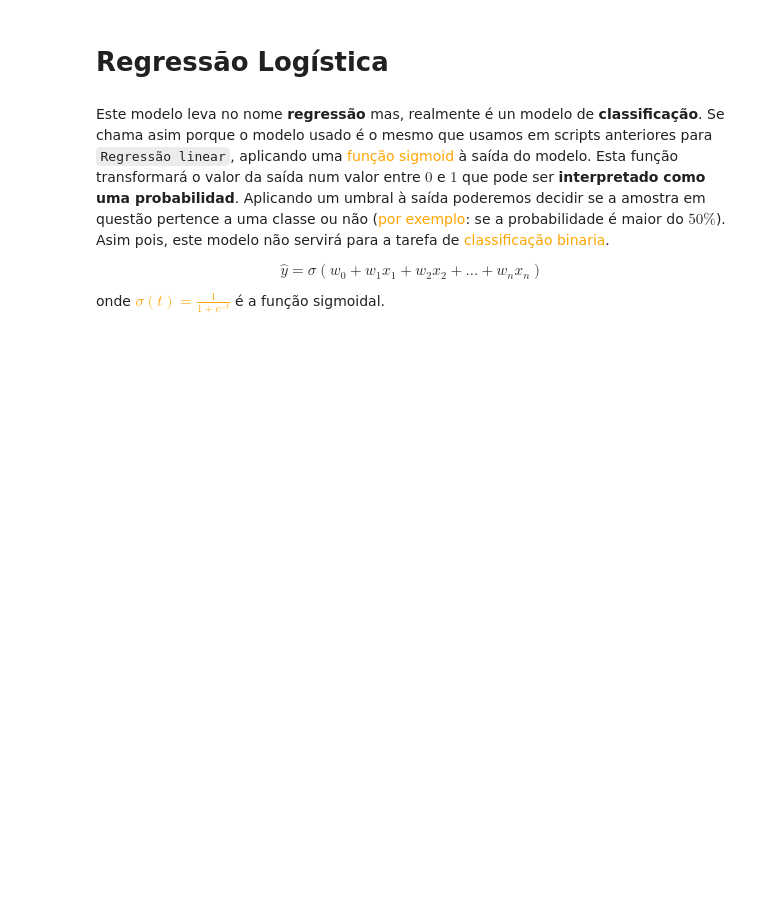
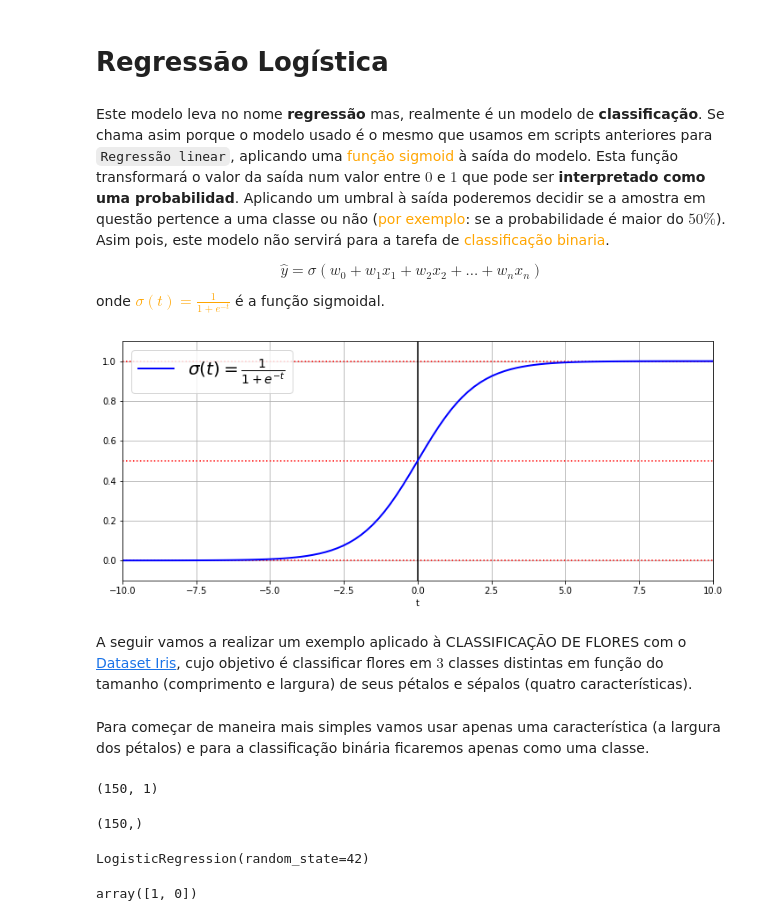
Before and after one commit to EddyGiusepe/Machine_Learning, a Jupyter notebook: 5_ML_Classification.ipynb, the cells around one changed output. Cells and saved outputs as stored; diff of their text form; code cells hidden in the pictures; blank space fills up the shorter version.

```diff
--- a/5_ML_Classification.ipynb
+++ b/5_ML_Classification.ipynb
@@ -18,3 +18,27 @@ $$
 $$
 
 onde <font color="orange">$\sigma(t) = \frac{1}{1 + e^{-t}}$</font> é a função sigmoidal.
+# %%
+import numpy as np
+import matplotlib.pyplot as plt
+
+
+t = np.linspace(-10, 10, 100)
+sig = 1 / (1 + np.exp(-t))
+
+
+plt.figure(figsize=(12, 5))
+plt.plot([-10, 10], [0, 0], "r:")
+plt.plot([-10, 10], [0.5, 0.5], "r:")
+plt.plot([-10, 10], [1, 1], "r:")
+plt.plot([0, 0], [-1.1, 1.1], "k-")
+plt.plot(t, sig, "b-", linewidth=2, label=r"$\sigma(t) = \frac{1}{1 + e^{-t}}$")
+plt.xlabel("t")
+plt.legend(loc="upper left", fontsize=20)
+plt.axis([-10, 10, -0.1, 1.1])
+plt.grid(True)
+plt.show()
+# %% [output]
+[figure, added]
+# %% [markdown]
+A seguir vamos a realizar um exemplo aplicado à CLASSIFICAÇÃO DE FLORES com o [Dataset Iris](https://www.kaggle.com/datasets/arshid/iris-flower-dataset), cujo objetivo é classificar flores em $3$ classes distintas em função do tamanho (comprimento e largura) de seus pétalos e sépalos (quatro características).
@@ -20,0 +53,2 @@ onde <font color="orange">$\sigma(t) = \frac{1}{1 + e^{-t}}$</font> é a funçã
+# %% [markdown]
+Para começar de maneira mais simples vamos usar apenas uma característica (a largura dos pétalos) e para a classificação binária ficaremos apenas como uma classe.
@@ -20,0 +59,23 @@ onde <font color="orange">$\sigma(t) = \frac{1}{1 + e^{-t}}$</font> é a funçã
+# %%
+X.shape
+# %% [output]
+(150, 1)
+# %%
+y.shape
+# %% [output]
+(150,)
+# %%
+from sklearn.linear_model import LogisticRegression
+
+log_reg = LogisticRegression(solver="lbfgs", random_state=42)
+# Treinamos
+log_reg.fit(X, y)
+# %% [output]
+LogisticRegression(random_state=42)
+# %%
+X_new = [[1.7], [1.5]]
+# predict --> para fazer prediçoes
+y_new = log_reg.predict(X_new)
+y_new
+# %% [output]
+array([1, 0])
```
Also changed, not shown: parts of 4 cells of this notebook.
